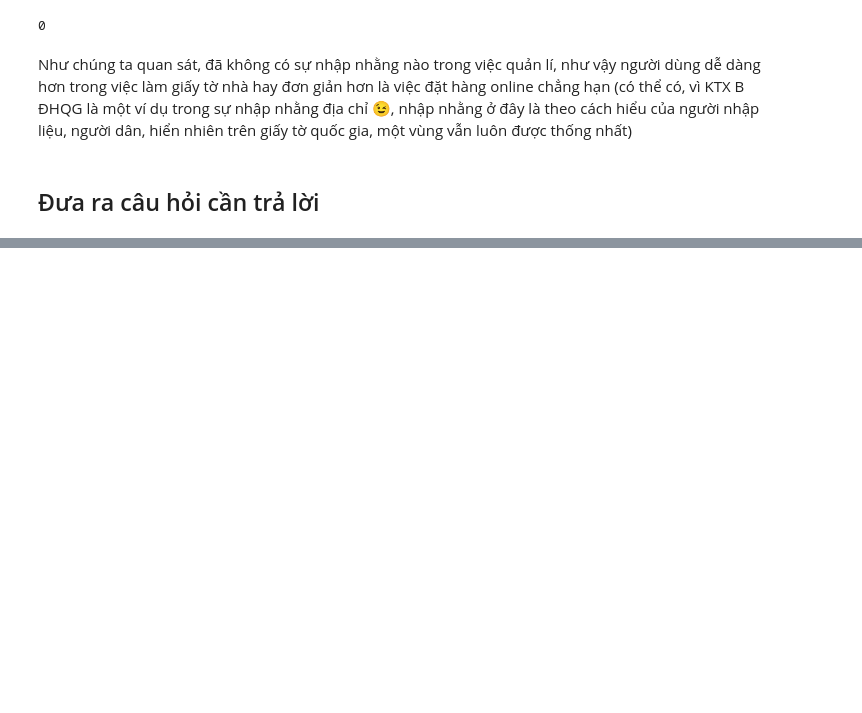
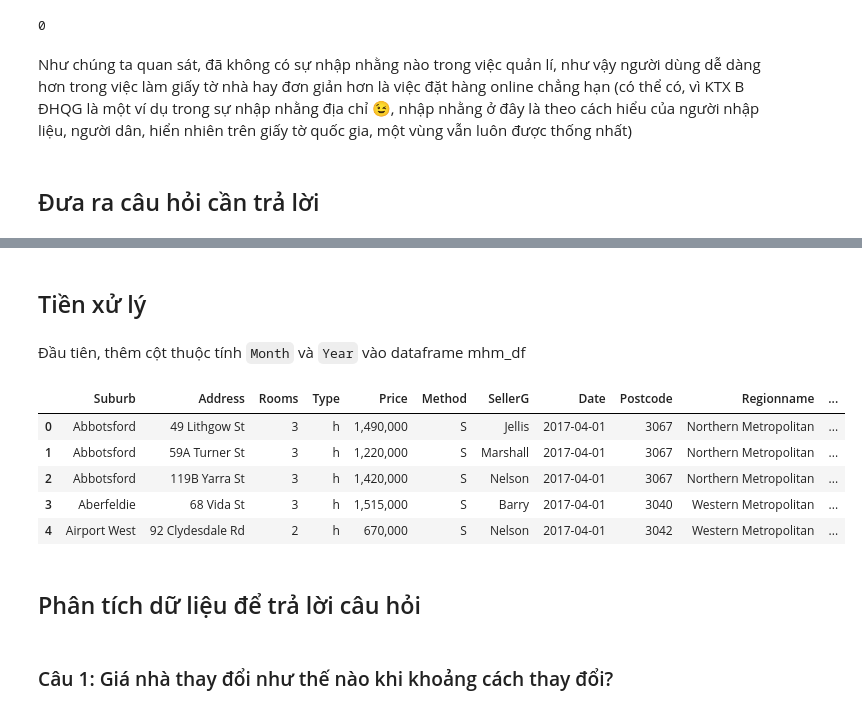
Before and after one commit to phanvoquyen/L-p-tr-nh-cho-Khoa-h-c-D-li-u, a Jupyter notebook: Code/18120509_18120529.ipynb, the cells around one changed output, grey strips where cells are left out. Saved outputs shown, nothing was run; the diff lists cells and outputs as text; code cells hidden in the pictures; blank space fills up the shorter version.

```diff
--- a/Code/18120509_18120529.ipynb
+++ b/Code/18120509_18120529.ipynb
@@ -279,0 +286,19 @@ Như chúng ta quan sát, đã không có sự nhập nhằng nào trong việc
+# %% [markdown]
+## Tiền xử lý
+# %% [markdown]
+Đầu tiên, thêm cột thuộc tính `Month` và `Year` vào dataframe mhm_df
+# %%
+mhm_df['Month'] = mhm_df['Date'].dt.month
+mhm_df['Year'] = mhm_df['Date'].dt.year
+mhm_df.head()
+# %% [output]
+|  | Suburb | Address | Rooms | Type | Price | Method | SellerG | Date | Postcode | Regionname | ... |
+| 0 | Abbotsford | 49 Lithgow St | 3 | h | 1,490,000 | S | Jellis | 2017-04-01 | 3067 | Northern Metropolitan | ... |
+| 1 | Abbotsford | 59A Turner St | 3 | h | 1,220,000 | S | Marshall | 2017-04-01 | 3067 | Northern Metropolitan | ... |
+| 2 | Abbotsford | 119B Yarra St | 3 | h | 1,420,000 | S | Nelson | 2017-04-01 | 3067 | Northern Metropolitan | ... |
+| 3 | Aberfeldie | 68 Vida St | 3 | h | 1,515,000 | S | Barry | 2017-04-01 | 3040 | Western Metropolitan | ... |
+| 4 | Airport West | 92 Clydesdale Rd | 2 | h | 670,000 | S | Nelson | 2017-04-01 | 3042 | Western Metropolitan | ... |
+# %% [markdown]
+## Phân tích dữ liệu để trả lời câu hỏi
+# %% [markdown]
+### Câu 1: Giá nhà thay đổi như thế nào khi khoảng cách thay đổi?
```
Also changed, not shown: parts of 17 cells of this notebook.
